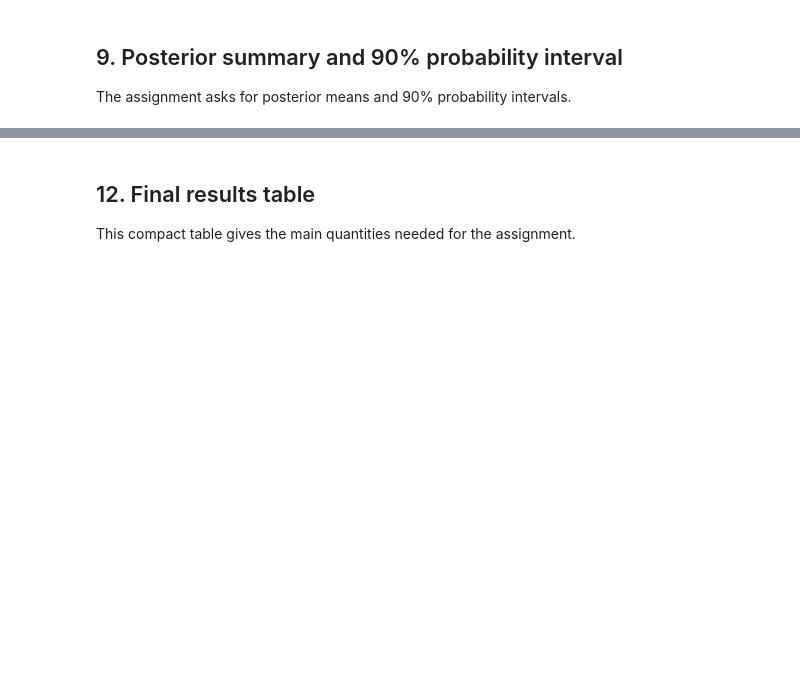
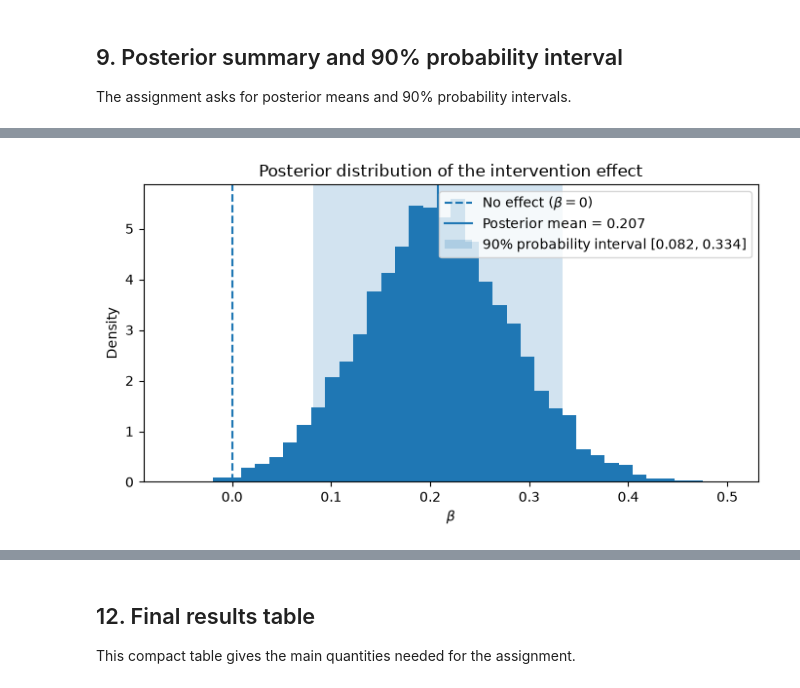
Before and after one commit to Iamthetvghost/Exercise-For-ALL-BERN02, a Jupyter notebook: ex3/hotel_towel_bayesian.ipynb, the cells around one changed output, grey strips where cells are left out. Saved outputs shown, nothing was run; the diff lists cells and outputs as text; code cells hidden in the pictures; blank space fills up the shorter version.

```diff
--- a/ex3/hotel_towel_bayesian.ipynb
+++ b/ex3/hotel_towel_bayesian.ipynb
@@ -419,13 +472,32 @@ NameError: name 'beta' is not defined
 # %%
+beta = results.posterior["group"].sel(group_dim="social").values.flatten()
 
-az.plot_posterior(
-    results,
-    var_names=[effect_name],
-    hdi_prob=0.90,
-    ref_val=0
+beta_mean = beta.mean()
+beta_lower, beta_upper = np.quantile(beta, [0.05, 0.95])
+
+plt.figure(figsize=(7, 4))
+
+plt.hist(beta, bins=40, density=True)
+
+plt.axvline(0, linestyle="--", label=r"No effect ($\beta=0$)")
+plt.axvline(beta_mean, linestyle="-", label=f"Posterior mean = {beta_mean:.3f}")
+
+plt.axvspan(
+    beta_lower,
+    beta_upper,
+    alpha=0.2,
+    label=f"90% probability interval [{beta_lower:.3f}, {beta_upper:.3f}]"
 )
+
+plt.xlabel(r"$\beta$")
+plt.ylabel("Density")
+plt.title("Posterior distribution of the intervention effect")
+plt.legend()
+
 plt.tight_layout()
 plt.show()
+# %% [output]
+[figure, added]
 # %% [markdown]
 ## 11. Between-study heterogeneity
 
```
Also changed, not shown: parts of 13 cells of this notebook.
